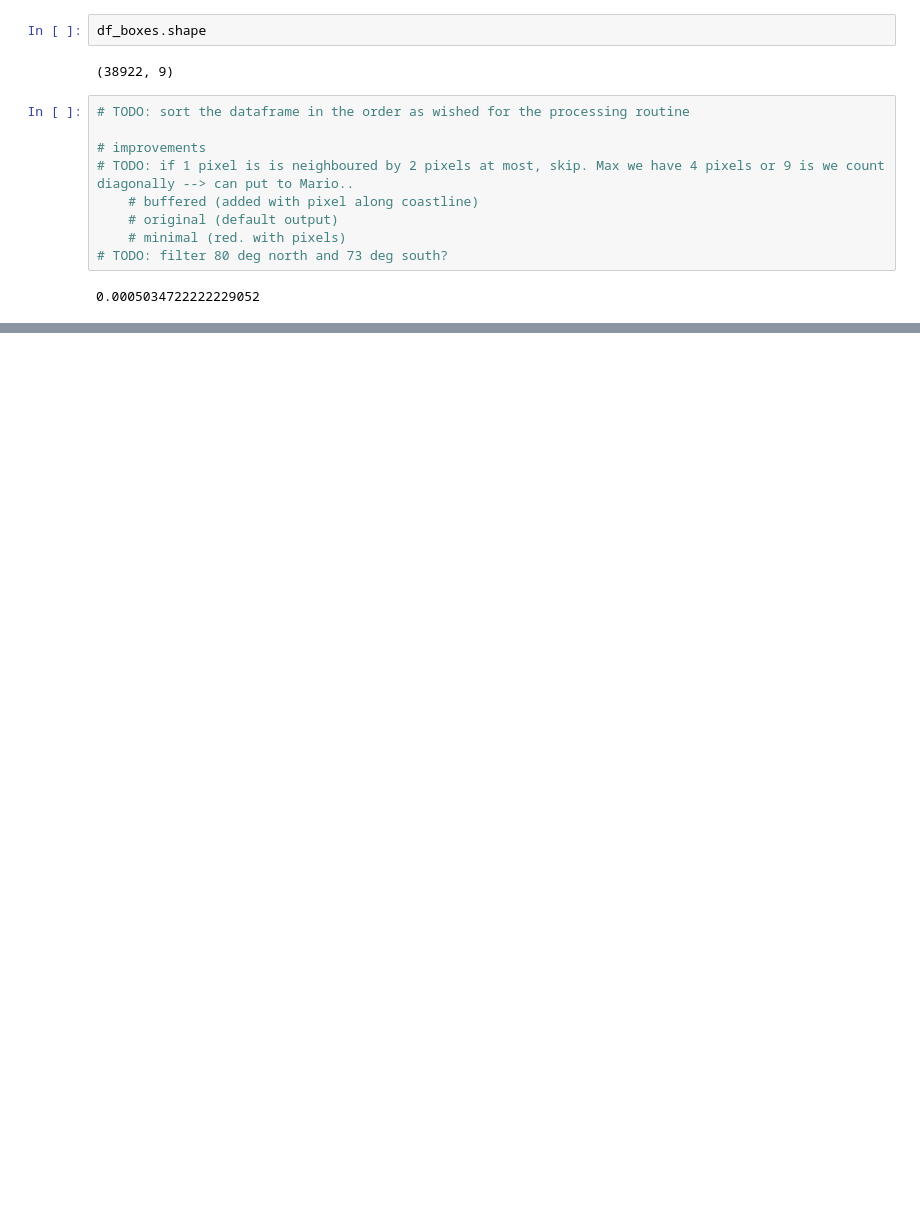
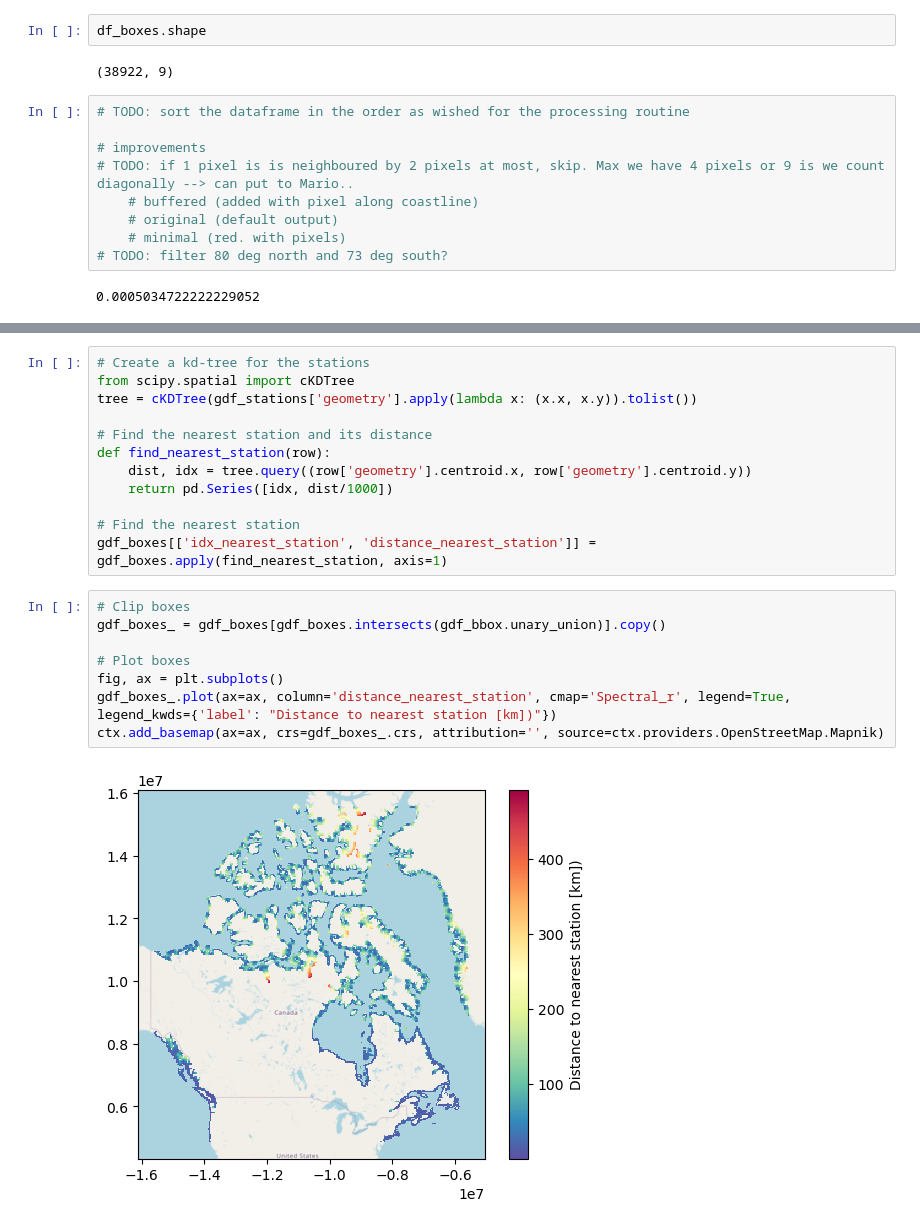
Before and after one commit to openearth/eo-bathymetry, a Jupyter notebook: notebooks/cmems-bathymetry/check_global_tiles.ipynb, the cells around one changed output, grey strips where cells are left out. Drawn from its saved outputs; the diff is of its cells as text; blank space fills up the shorter version.

```diff
--- a/notebooks/cmems-bathymetry/check_global_tiles.ipynb
+++ b/notebooks/cmems-bathymetry/check_global_tiles.ipynb
@@ -448,0 +511,22 @@ df_boxes.shape
+# %%
+# Create a kd-tree for the stations
+from scipy.spatial import cKDTree
+tree = cKDTree(gdf_stations['geometry'].apply(lambda x: (x.x, x.y)).tolist())
+
+# Find the nearest station and its distance
+def find_nearest_station(row):
+    dist, idx = tree.query((row['geometry'].centroid.x, row['geometry'].centroid.y))
+    return pd.Series([idx, dist/1000])
+
+# Find the nearest station
+gdf_boxes[['idx_nearest_station', 'distance_nearest_station']] = gdf_boxes.apply(find_nearest_station, axis=1)
+# %%
+# Clip boxes
+gdf_boxes_ = gdf_boxes[gdf_boxes.intersects(gdf_bbox.unary_union)].copy()
+
+# Plot boxes
+fig, ax = plt.subplots()
+gdf_boxes_.plot(ax=ax, column='distance_nearest_station', cmap='Spectral_r', legend=True, legend_kwds={'label': "Distance to nearest station [km])"})
+ctx.add_basemap(ax=ax, crs=gdf_boxes_.crs, attribution='', source=ctx.providers.OpenStreetMap.Mapnik)
+# %% [output]
+[figure, added]
```
Also changed, not shown: parts of 14 cells of this notebook, 2 other files.
